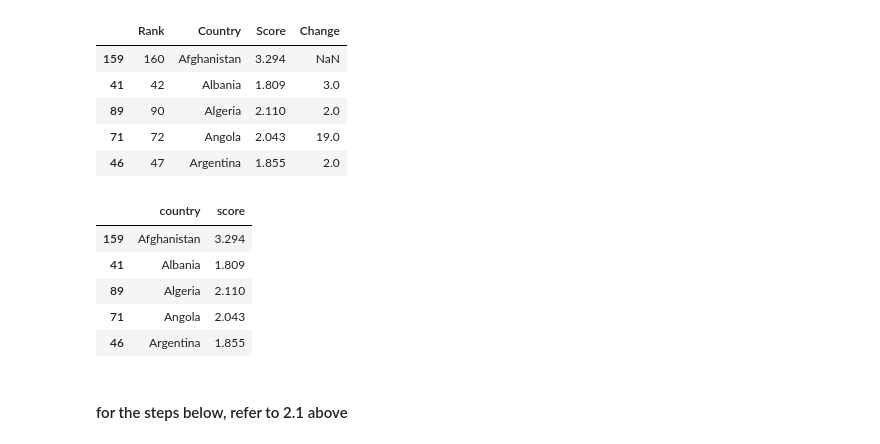
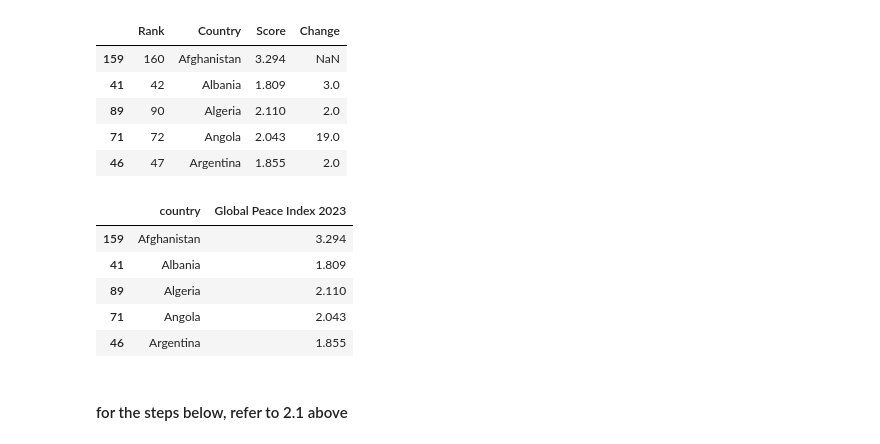
Before and after one commit to nazimben25/Project4_Group4_Immigration_to_canada, a Jupyter notebook: Data_collection.ipynb, the cells around one changed output. Saved outputs shown, nothing was run; the diff lists cells and outputs as text; code cells hidden in the pictures.

```diff
--- a/Data_collection.ipynb
+++ b/Data_collection.ipynb
@@ -861,15 +861,16 @@ gpi_df.head()
 # %%
 # rename column and drop other column
 gpi_df = gpi_df.rename(columns={
                                 'Country' : 'country',
                                 'Score' : 'score'
 
                                 })
 gpi_df = gpi_df[['country', 'score']]
+gpi_df = gpi_df.rename(columns={'score' : 'Global Peace Index 2023'})
 
 gpi_df.head()
 # %% [output]
-|  | country | score |
+|  | country | Global Peace Index 2023 |
 | 159 | Afghanistan | 3.294 |
 | 41 | Albania | 1.809 |
 | 89 | Algeria | 2.110 |
```
Also changed, not shown: parts of 1 cell of this notebook, 1 other file.
